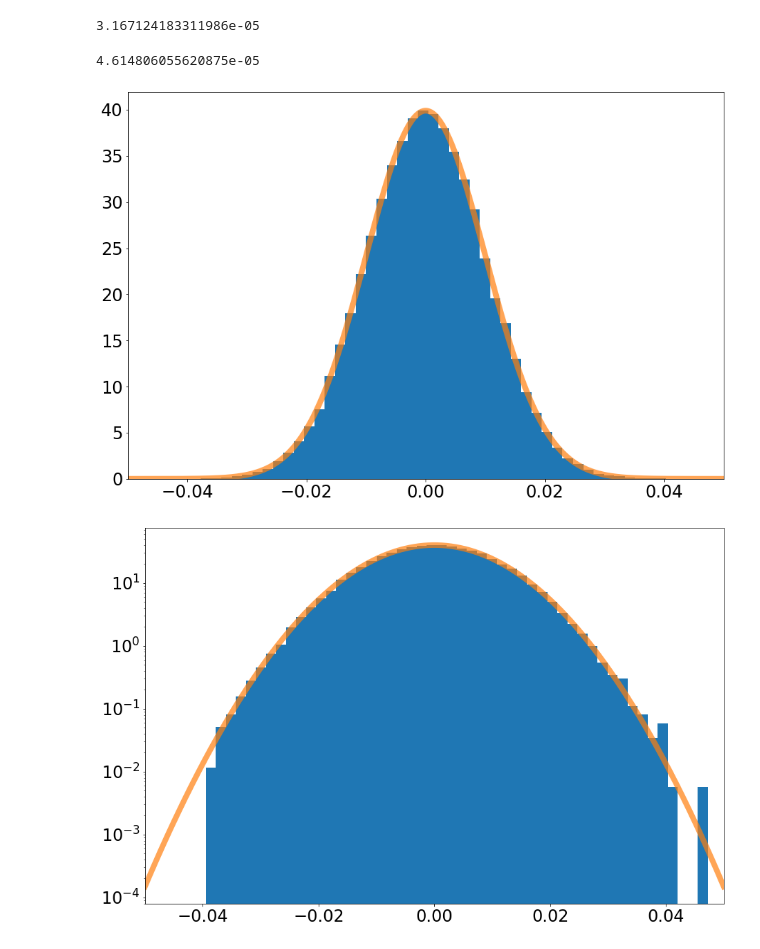
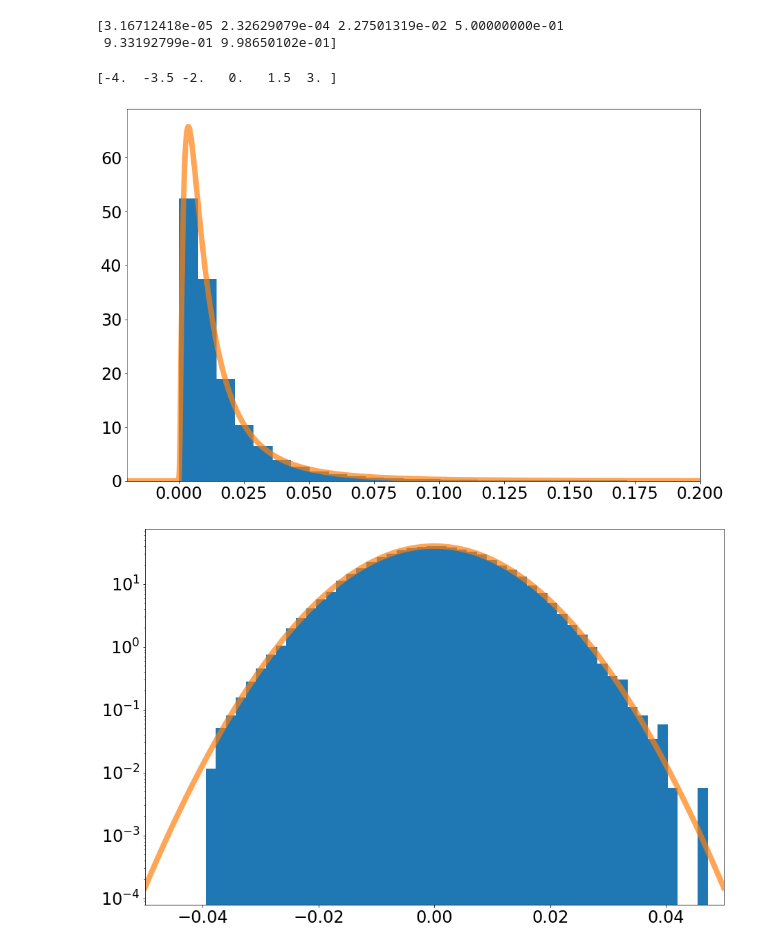
Before and after one commit to BrenJo/Phys-434, a Jupyter notebook: Lab_1.ipynb, the cells around one changed output. Drawn from its saved outputs; the diff is of its cells as text; code cells hidden in the pictures.

Commit message:
Continuous distributions without written explanations

```diff
--- a/Lab_1.ipynb
+++ b/Lab_1.ipynb
@@ -9,10 +11,11 @@ f_1 = stats.norm.cdf(-4,loc=0,scale=1)
 # %%
-print(f_1)
+print(probs_1)
 # %% [output]
-3.167124183311986e-05
+[3.16712418e-05 2.32629079e-04 2.27501319e-02 5.00000000e-01
+ 9.33192799e-01 9.98650102e-01]
-# %%
-f_2 = stats.norm.cdf(-4,loc=-0.09,scale=1)
-print(f_2)
-# %% [output]
-4.614806055620875e-05
+# %%
+sigmas_1 = stats.norm.ppf(probs_1,loc=0,scale=1)
+print(sigmas_1)
+# %% [output]
+[-4.  -3.5 -2.   0.   1.5  3. ]
 # %%
@@ -19,17 +24,18 @@ print(f_2)
 plt.rcParams["figure.figsize"] = (15,10)
 # %%
-d = stats.norm.rvs(loc = 0, scale = 0.01, size = 100000)
+s = 1
+d = stats.lognorm.rvs(s, loc = 0, scale = 0.01, size = 100000)
 
 # plotting a histogram
 fig, ax = plt.subplots(1, 1)
-ax.hist(d, 50, density=True)   # d is the distribution defined above, 50 is the # of bins in the histogram, and density=True returns the probability density
+ax.hist(d, 100, density=True)   # d is the distribution defined above, 100 is the # of bins in the histogram, and density=True returns the probability density
 plt.tick_params(labelsize = 24)
-plt.xlim([-0.05,0.05])
-x = np.linspace(-0.05, 0.05, 1000)
-ax.plot(x, stats.norm.pdf(x, loc = 0, scale = 0.01), linewidth = 8, alpha = 0.7)  # alpha designates opaqueness of curve
+plt.xlim([-0.02,0.2])
+x = np.linspace(-0.02, 0.2, 1000)
+ax.plot(x, stats.lognorm.pdf(x, s, loc = 0, scale = 0.01), linewidth = 8, alpha = 0.7)  # alpha designates opaqueness of curve
 plt.show()
 # %% [output]
-[figure, old version]
+[figure, new version]
 # %%
 fig, ax = plt.subplots(1, 1)
 ax.hist(d, 50, density=True)
```
Also changed, not shown: parts of 3 cells of this notebook.
